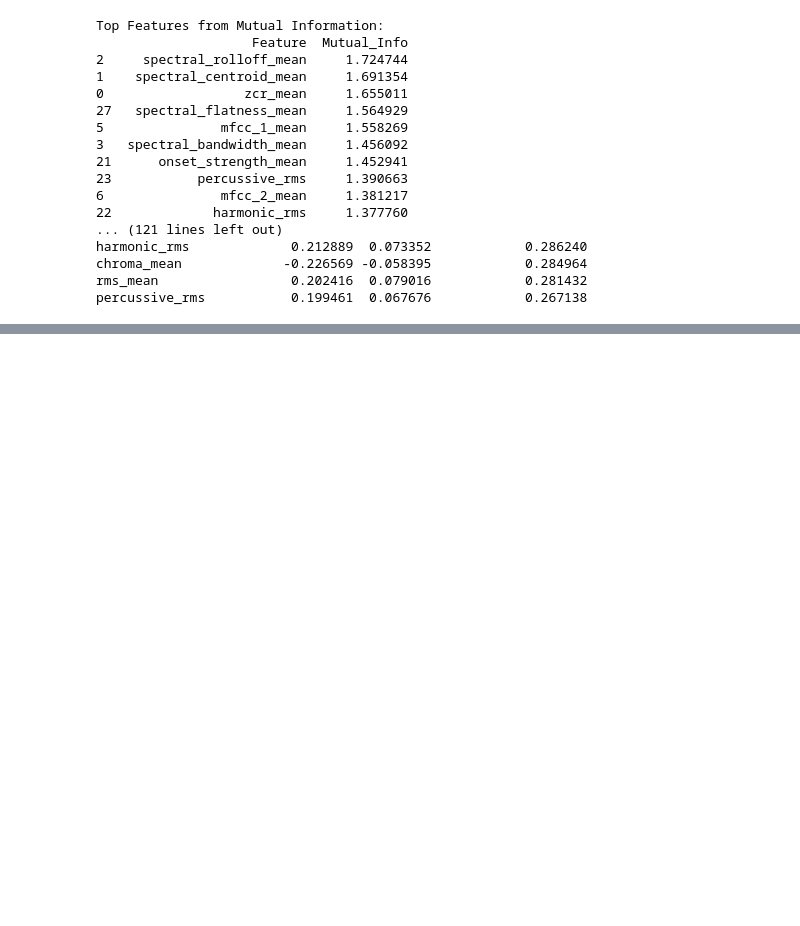
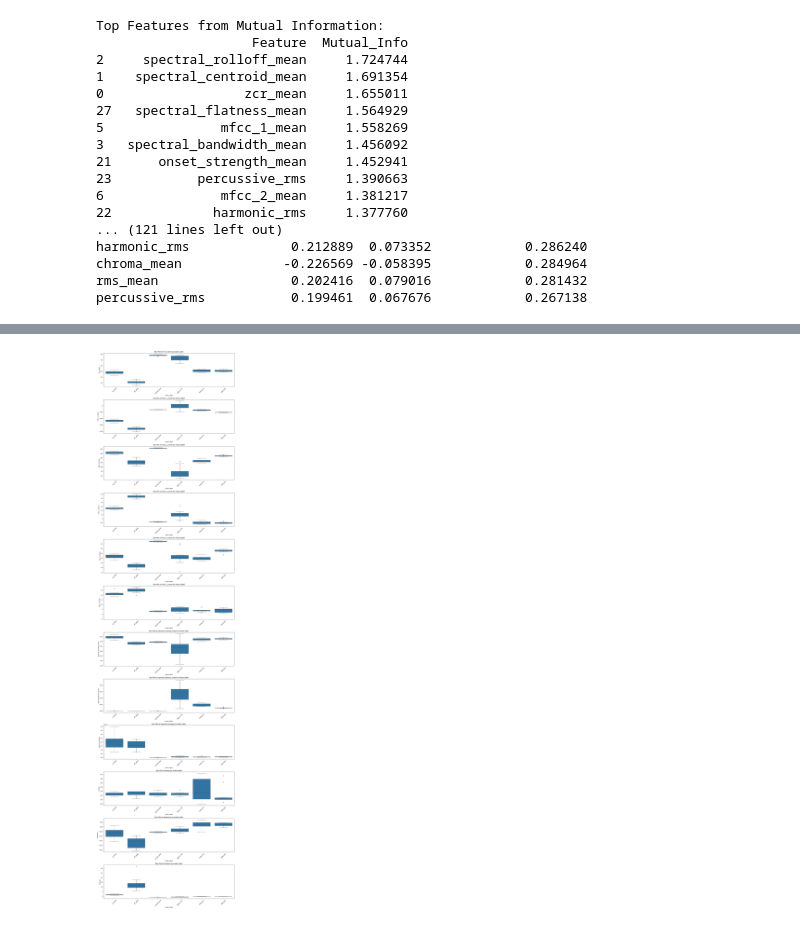
Before and after one commit to Ravikiran-Bhonagiri/Feature-Engineering, a Jupyter notebook: Audio_Features_Exploratory_Analysis.ipynb, the cells around one changed output, grey strips where cells are left out. Drawn from its saved outputs; the diff is of its cells as text; code cells hidden in the pictures; blank space fills up the shorter version.

```diff
--- a/Audio_Features_Exploratory_Analysis.ipynb
+++ b/Audio_Features_Exploratory_Analysis.ipynb
@@ -375,0 +413,25 @@ percussive_rms           0.199461  0.067676            0.267138
+# %%
+# Selected important features based on sound anomaly analysis context
+selected_features = [
+    'rms_mean', 'mfcc_1_mean', 'mfcc_2_mean',
+    'mfcc_3_mean', 'mfcc_4_mean', 'mfcc_5_mean', 'spectral_contrast_mean',
+    'spectral_flatness_mean', 'spectral_entropy', 'tempo', 'skewness', 'kurtosis'
+]
+
+# Ensure only features that exist in the dataframe are selected
+selected_features = [feature for feature in selected_features if feature in df_features.columns]
+
+# Creating box plots for the selected features grouped by 'audio_label'
+plt.figure(figsize=(15, len(selected_features) * 5))
+for i, feature in enumerate(selected_features, 1):
+    plt.subplot(len(selected_features), 1, i)
+    sns.boxplot(x="audio_label", y=feature, data=df_features)
+    plt.title(f"Box Plot of {feature} by Audio Label")
+    plt.xlabel("Audio Label")
+    plt.ylabel(feature)
+    plt.xticks(rotation=45)
+
+plt.tight_layout()
+plt.show()
+# %% [output]
+[figure, added]
```
Also changed, not shown: parts of 7 cells of this notebook.
